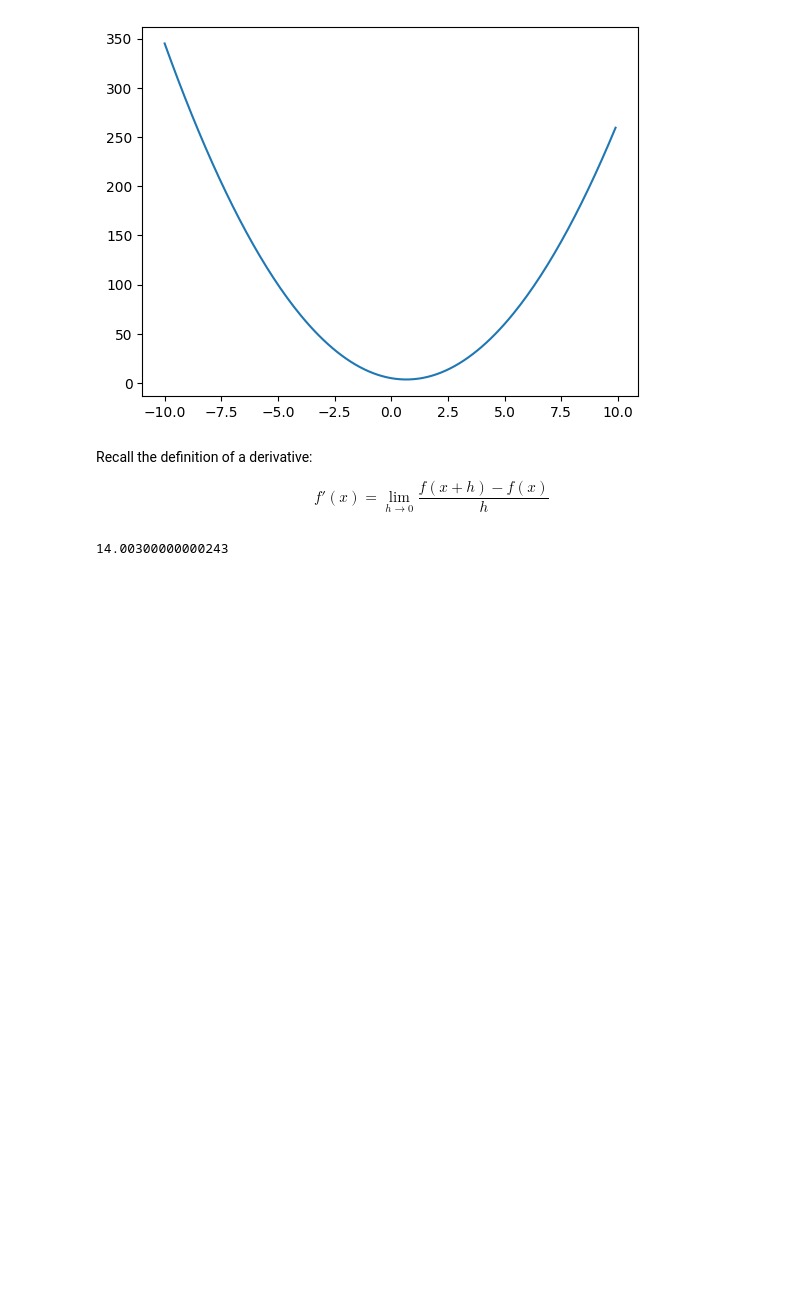
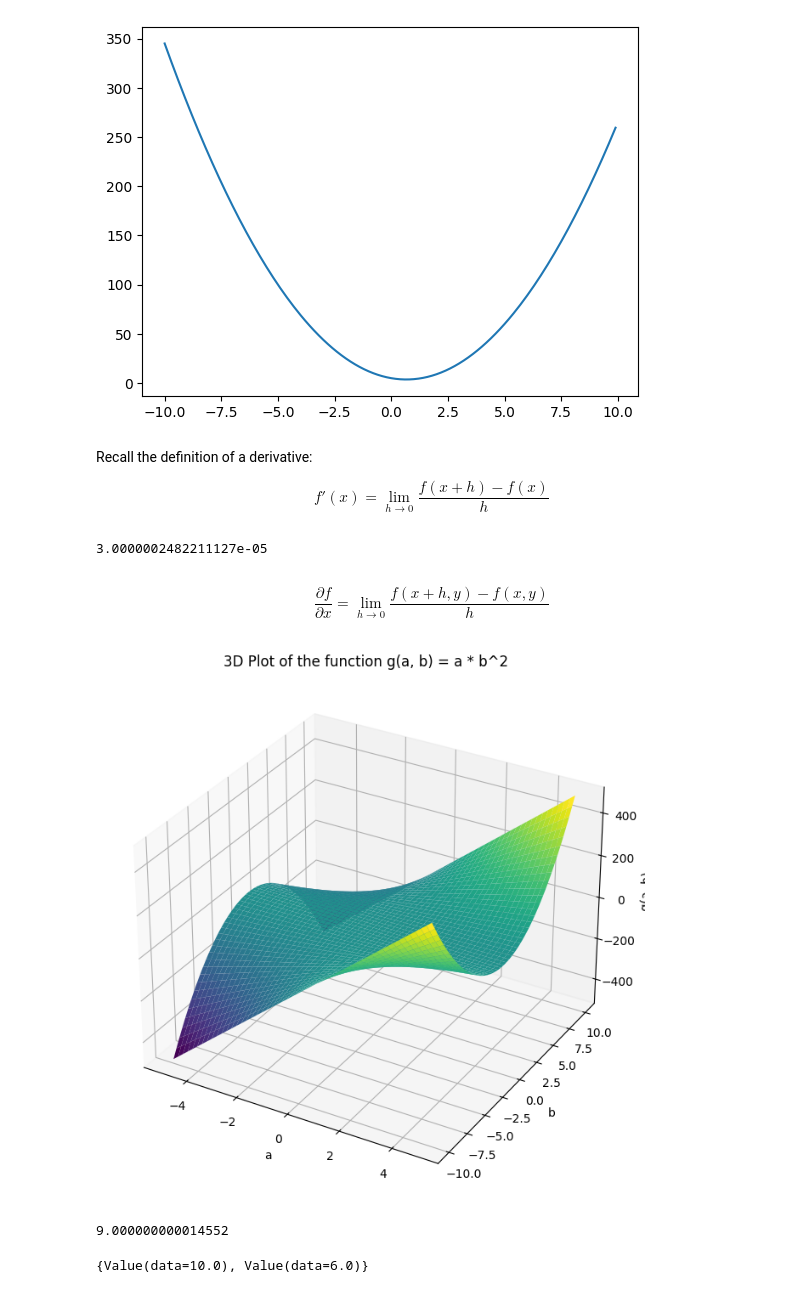
Before and after one commit to tarun-bandi/ml_notes, a Jupyter notebook: Autograd_Micrograd.ipynb, the cells around one changed output. Cells and saved outputs as stored; diff of their text form; code cells hidden in the pictures; blank space fills up the shorter version.

```diff
--- a/Autograd_Micrograd.ipynb
+++ b/Autograd_Micrograd.ipynb
@@ -25,8 +25,75 @@ Recall the definition of a derivative:
 
 $$ f'(x) = \lim_{h → 0} \frac{f(x+h) - f(x)}{h}$$
 # %%
-h = 0.001
-x = 3.0
+h = 0.00001
+x = 2/3
 (f(x + h) - f(x))/h #numerical approximation
 # %% [output]
-14.00300000000243
+3.0000002482211127e-05
+# %%
+a = 2.0
+b = -3.0
+c = 10.0
+d = a*b**2 + c
+print(d)
+# %% [markdown]
+$$\frac{∂f}{∂x} = \lim_{h → 0} \frac{f(x + h, y) - f(x, y)}{h}$$
+# %%
+def g(a, b):
+  return a*b**2
+from mpl_toolkits.mplot3d import Axes3D
+
+a_values = np.arange(-5, 5, 0.01)
+b_values = np.arange(-10, 10, 0.01)
+
+# Create a meshgrid for a and b
+A, B = np.meshgrid(a_values, b_values)
+
+# Calculate g(a, b) for each (a, b) pair
+G = g(A, B)
+
+# Plot the function in 3D
+fig = plt.figure(figsize=(12, 8))
+ax = fig.add_subplot(111, projection='3d')
+ax.plot_surface(A, B, G, cmap='viridis')
+
+# Label axes
+ax.set_xlabel('a')
+ax.set_ylabel('b')
+ax.set_zlabel('g(a, b)')
+ax.set_title("3D Plot of the function g(a, b) = a * b^2")
+plt.show()
+# %% [output]
+[figure, added]
+# %%
+
+
+h = 0.00001
+a = 2.0
+b = -3.0
+(g(a + h, b) - g(a, b))/h #b^2 is manually the derivative
+# %% [output]
+9.000000000014552
+# %%
+class Value:
+
+  def __init__(self, data, _children = (), _op=''):
+    self.data = data
+    self._prev = set(_children)
+    self._op = _op
+
+  def __repr__(self):
+    return f"Value(data={self.data})"
+
+  def __add__(self, other):
+    return Value(self.data + other.data, (self, other), "+")
+  def __mul__(self, other):
+    return Value(self.data * other.data, (self, other), "*")
+
+a = Value(2.0)
+b = Value(3.0)
+c = Value(10.0)
+d = a*b + c
+d._prev
+# %% [output]
+{Value(data=10.0), Value(data=6.0)}
```
Also changed, not shown: parts of 2 cells of this notebook.
